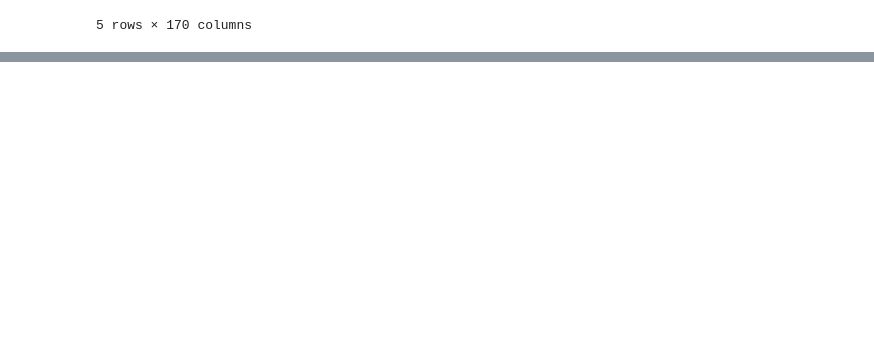
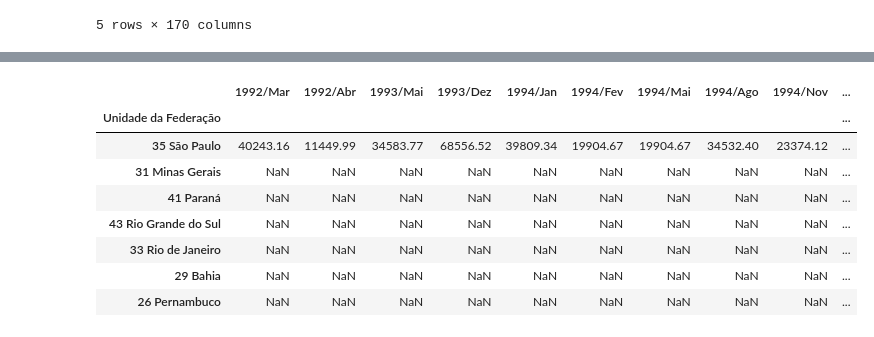
Before and after one commit to AleLucasG/Pos_Tech_FIAP_Data_Analytics, a Jupyter notebook: 01-data-analytics/handson/handson-03/Producao_Hospitalar.ipynb, the cells around one changed output, grey strips where cells are left out. Drawn from its saved outputs; the diff is of its cells as text; code cells hidden in the pictures; blank space fills up the shorter version.

Commit message:
Conclusao desafio Aula 03-II

```diff
--- a/01-data-analytics/handson/handson-03/Producao_Hospitalar.ipynb
+++ b/01-data-analytics/handson/handson-03/Producao_Hospitalar.ipynb
@@ -532,0 +533,84 @@ dados_usaveis.head()
+# %%
+
+# =========================================================
+#    Seleciona colunas de período (mantém todos os anos)
+# =========================================================
+colunas_datas = [col for col in dados.columns if "/" in col]
+
+# Mantém coluna de identificação + períodos
+coluna_usaveis = ["Unidade da Federação"] + colunas_datas
+dados_usaveis = dados[coluna_usaveis]
+
+# Define índice
+dados_usaveis = dados_usaveis.set_index("Unidade da Federação")
+
+# Converte para numérico
+dados_usaveis = dados_usaveis.apply(pd.to_numeric, errors="coerce")
+
+# =========================================================
+#        DESAFIO I — Ordenar do maior para o menor
+# =========================================================
+
+# Cria cópia para não alterar o original
+ordenados_por_total = dados_usaveis.copy()
+
+# Cria coluna auxiliar de total
+ordenados_por_total["Total"] = ordenados_por_total.sum(axis=1)
+
+# Ordena do maior para o menor
+ordenados_por_total = ordenados_por_total.sort_values(by="Total", ascending=False)
+
+# Seleciona os 7 maiores e remove coluna auxiliar
+dados_dos_7_estados = ordenados_por_total.head(7).drop(columns="Total")
+
+# =========================================================
+#              DESAFIO II — Adicionar região
+# =========================================================
+
+regioes = {
+    "11 Rondônia": "Norte", "12 Acre": "Norte", "13 Amazonas": "Norte",
+    "14 Roraima": "Norte", "15 Pará": "Norte", "16 Amapá": "Norte",
+    "17 Tocantins": "Norte",
+
+    "21 Maranhão": "Nordeste", "22 Piauí": "Nordeste", "23 Ceará": "Nordeste",
+    "24 Rio Grande do Norte": "Nordeste", "25 Paraíba": "Nordeste",
+    "26 Pernambuco": "Nordeste", "27 Alagoas": "Nordeste",
+    "28 Sergipe": "Nordeste", "29 Bahia": "Nordeste",
+
+    "31 Minas Gerais": "Sudeste", "32 Espírito Santo": "Sudeste",
+    "33 Rio de Janeiro": "Sudeste", "35 São Paulo": "Sudeste",
+
+    "41 Paraná": "Sul", "42 Santa Catarina": "Sul", "43 Rio Grande do Sul": "Sul",
+
+    "50 Mato Grosso do Sul": "Centro-Oeste", "51 Mato Grosso": "Centro-Oeste",
+    "52 Goiás": "Centro-Oeste", "53 Distrito Federal": "Centro-Oeste"
+}
+
+# Adiciona coluna de região
+dados_dos_7_estados["Região"] = dados_dos_7_estados.index.map(regioes)
+
+# =========================================================
+#       DESAFIO III — Garantir São Paulo na lista
+# =========================================================
+
+if "35 São Paulo" not in dados_dos_7_estados.index:
+    estado_sp = ordenados_por_total.loc[["35 São Paulo"]].drop(columns="Total", errors="ignore")
+    estado_sp["Região"] = estado_sp.index.map(regioes)
+
+    dados_dos_7_estados = pd.concat([dados_dos_7_estados, estado_sp])
+
+# =========================================================
+#                       Resultado final
+# =========================================================
+
+dados_dos_7_estados
+# %% [output]
+|  | 1992/Mar | 1992/Abr | 1993/Mai | 1993/Dez | 1994/Jan | 1994/Fev | 1994/Mai | 1994/Ago | 1994/Nov | ... |
+| Unidade da Federação |  |  |  |  |  |  |  |  |  | ... |
+| 35 São Paulo | 40243.16 | 11449.99 | 34583.77 | 68556.52 | 39809.34 | 19904.67 | 19904.67 | 34532.40 | 23374.12 | ... |
+| 31 Minas Gerais | NaN | NaN | NaN | NaN | NaN | NaN | NaN | NaN | NaN | ... |
+| 41 Paraná | NaN | NaN | NaN | NaN | NaN | NaN | NaN | NaN | NaN | ... |
+| 43 Rio Grande do Sul | NaN | NaN | NaN | NaN | NaN | NaN | NaN | NaN | NaN | ... |
+| 33 Rio de Janeiro | NaN | NaN | NaN | NaN | NaN | NaN | NaN | NaN | NaN | ... |
+| 29 Bahia | NaN | NaN | NaN | NaN | NaN | NaN | NaN | NaN | NaN | ... |
+| 26 Pernambuco | NaN | NaN | NaN | NaN | NaN | NaN | NaN | NaN | NaN | ... |
```
Also changed, not shown: parts of 7 cells of this notebook.
